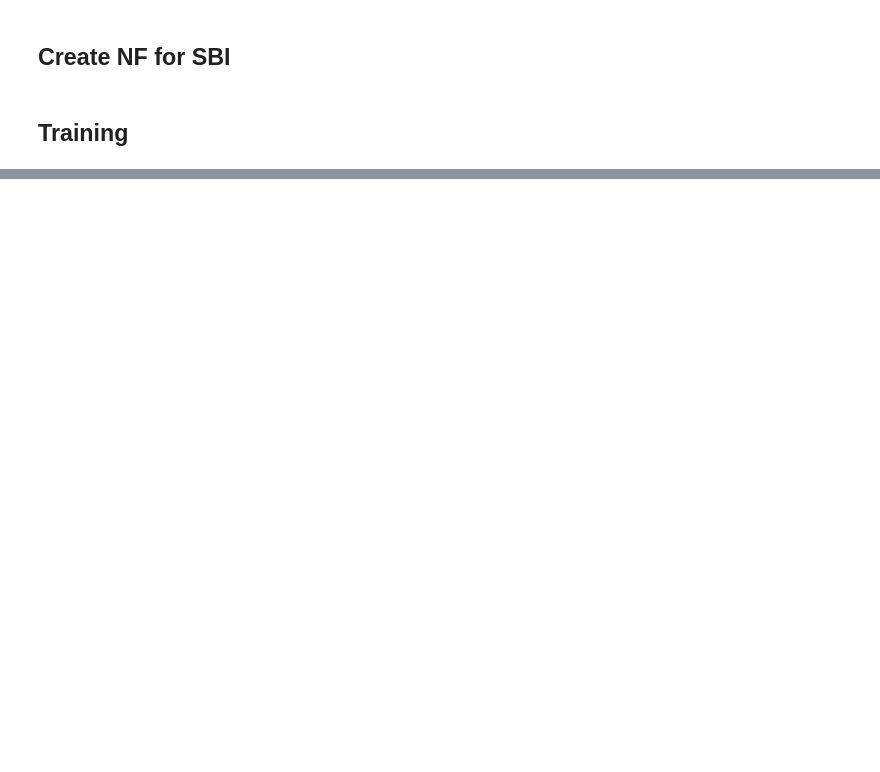
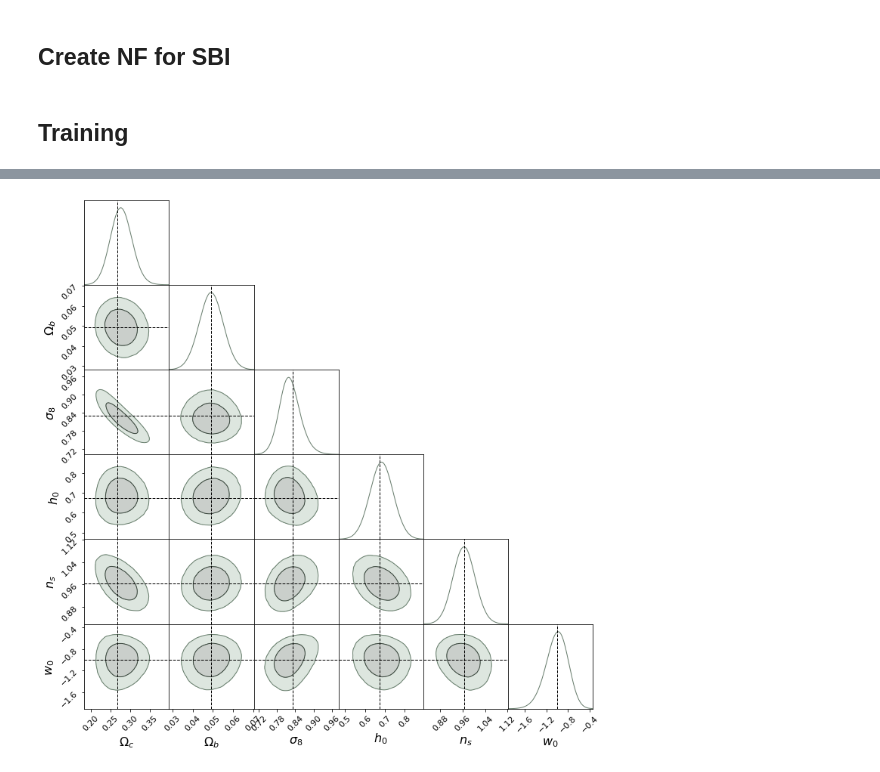
Before and after one commit to dlanzieri/WL_Implicit-Inference, a Jupyter notebook: notebook/train_estimator_simulator.ipynb, the cells around one changed output, grey strips where cells are left out. Drawn from its saved outputs; the diff is of its cells as text; code cells hidden in the pictures; blank space fills up the shorter version.

Commit message:
adding data

```diff
--- a/notebook/train_estimator_simulator.ipynb
+++ b/notebook/train_estimator_simulator.ipynb
@@ -342,2 +217,20 @@ for batch in tqdm(range(total_steps)):
+# %%
+
+batch_loss=[]
+for batch in tqdm(range(total_steps)):
+    samples = next(ds_train)
+    if not jnp.isnan(samples['simulation']).any():
+        l, params_nd, opt_state_nd, opt_state_resnet=update(
+            model_params = params_nd,
+            opt_state=opt_state_nd,
+            ##################
+            theta = samples['theta'],
+            x=samples['simulation']
+        )
+
+        batch_loss.append(l)
+        if jnp.isnan(l):
+          print('NaN Loss')
+          break
 # %%
 plt.plot(batch_loss)
@@ -344,3 +240,32 @@ plt.plot(batch_loss)
+# %%
+m_data = np.load("/gpfsdswork/projects/rech/ykz/ulm75uc/VMIM-vs-MSE-/data/m_data__256N_10ms_27gpa_026se.npy")
+
+y, _ = compressor.apply(
+   parameters_compressor, opt_state_resnet, None, m_data.reshape([1,256,256,5])
+)
+nvp_sample_nd = hk.transform(
+    lambda x : SmoothNPE()(x).sample(1000000, seed=hk.next_rng_key())
+)
+tfd= tfp.distributions
+tfb = tfp.bijectors
+sample_nd = nvp_sample_nd.apply(
+    params_nd,
+    rng = jax.random.PRNGKey(43),
+    x = y*jnp.ones([1000000,6])
+)
+# %%
+name_parameters= ['$\Omega_c$', '$\Omega_b$', '$\sigma_8$', '$h_0$', '$n_s$', '$w_0$']
+import cmasher as cmr
+col = cmr.eclipse([0.,0,0.55,0.85])
+fid_params=np.array([0.2664, 0.0492, 0.831,0.6727,0.9645, -1.0])
+
+c = ChainConsumer()
+c.add_chain([sample_nd[:,i] for i in range(6)], parameters= name_parameters, name = 'SBI')
+c.configure(usetex=False,legend_kwargs={'fontsize': 20},linewidths=[1.], shade=[True],linestyles=["-"], shade_alpha=[0.3], bar_shade=[False], tick_font_size=11, colors=[col[2]], label_font_size=16)
+fig = c.plotter.plot(truth=fid_params)
+fig.set_size_inches(2 + fig.get_size_inches())
+# %% [output]
+[figure, added]
 # %%
 
 with open("params_nd_{}.pkl".format(Train), "wb") as fp:
```
Also changed, not shown: parts of 30 cells of this notebook, 13 other files.
